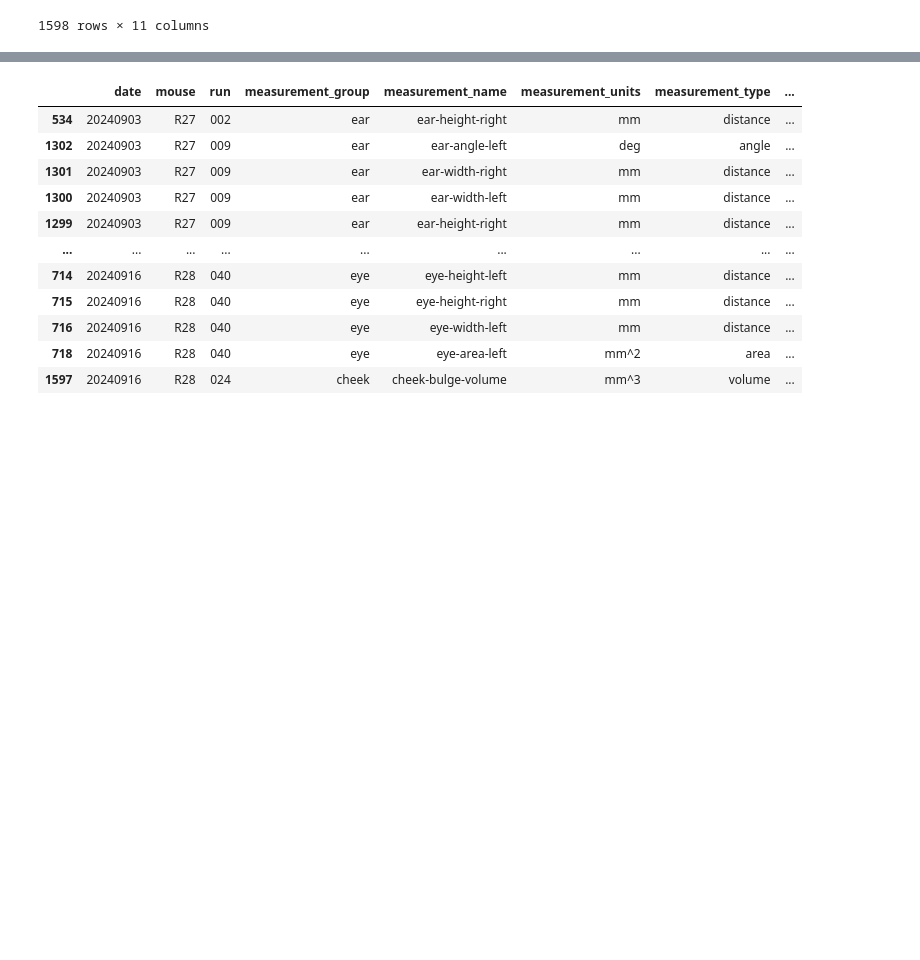
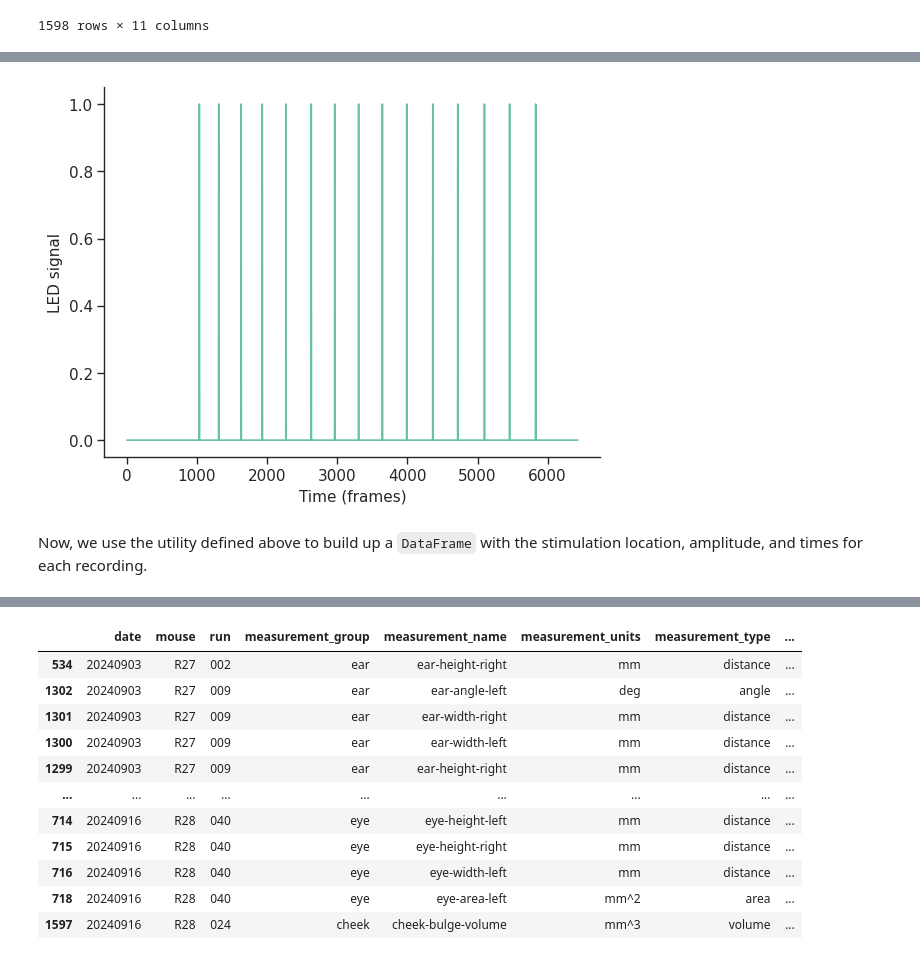
Before and after one commit to Hou-Lab-CSHL/cshl-qb-course, a Jupyter notebook: behavior-and-ephys.ipynb, the cells around one changed output, grey strips where cells are left out. Cells and saved outputs as stored; diff of their text form; code cells hidden in the pictures; blank space fills up the shorter version.

```diff
--- a/behavior-and-ephys.ipynb
+++ b/behavior-and-ephys.ipynb
@@ -208 +215,32 @@ meas_df
+# %%
+BBOX = (420, 430, 10, 20)
+
+def load_video_stim(path, bbox):
+    # get VideoFrames object
+    video = VideoFrames(path, bounds=bbox)
+    # get average brightness level
+    brightness = []
+    for frame in video:
+        frame = cv2.cvtColor(frame, cv2.COLOR_BGR2GRAY)
+        brightness.append(np.mean(frame))
+    # normalize brightness level
+    brightness = np.asarray(brightness)
+    peak_brightness = np.max(brightness)
+    # threshold brightness
+    led_threshold = 0.9 * peak_brightness
+    led_signal = np.where(brightness > led_threshold, 1, 0)
+
+    return led_signal
+
+led = load_video_stim("fe-data/20240903_R27_recording_rig1/20240903_R27_recording_anes_000_BC_15-32-47.avi",
+                      BBOX)
+plt.plot(led)
+plt.xlabel("Time (frames)")
+plt.ylabel("LED signal")
+sns.despine()
+# %% [output]
+[figure, added]
+# %% [markdown]
+Now, we use the utility defined above to build up a `DataFrame` with the
+stimulation location, amplitude, and times for each recording.
 # %%
```
Also changed, not shown: parts of 24 cells of this notebook, 2 other files.
